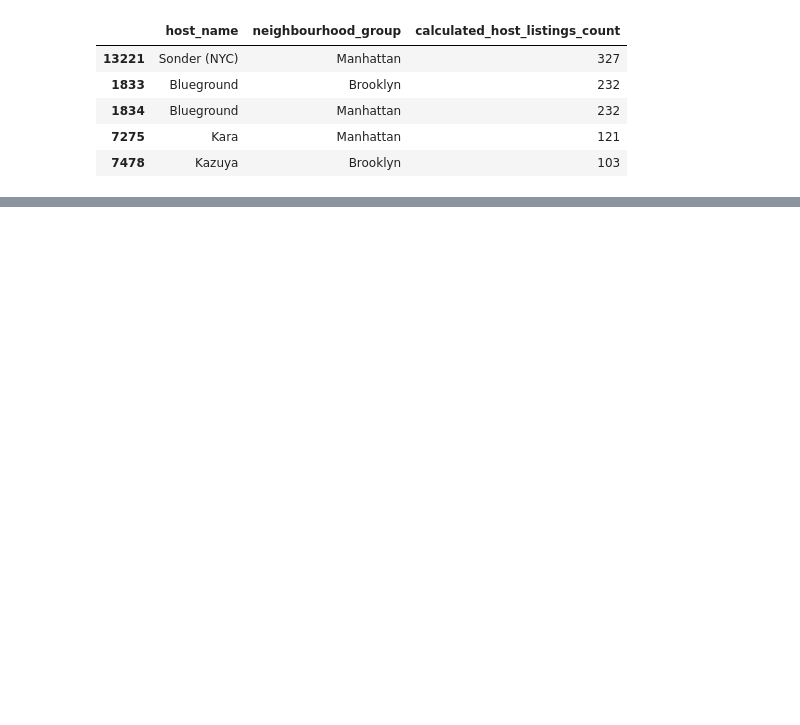
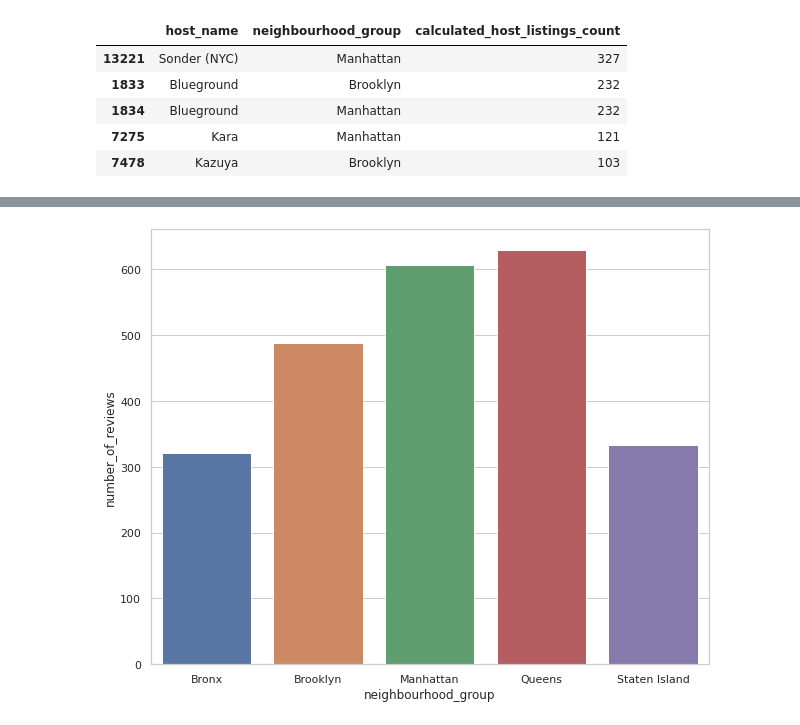
Before and after one commit to BiswajitPaul7/Airbnb-Bookings-Analysis-Capstone-Project, a Jupyter notebook: Airbnb_Bookings_Analysis_Capstone_Project_Solution.ipynb, the cells around one changed output, grey strips where cells are left out. Saved outputs shown, nothing was run; the diff lists cells and outputs as text; code cells hidden in the pictures; blank space fills up the shorter version.

```diff
--- a/Airbnb_Bookings_Analysis_Capstone_Project_Solution.ipynb
+++ b/Airbnb_Bookings_Analysis_Capstone_Project_Solution.ipynb
@@ -214,0 +220,3 @@ plt.show()
+# %%
+areas_reviews = modified_df.groupby(['neighbourhood_group'])['number_of_reviews'].max().reset_index()
+areas_reviews
@@ -214,0 +230,6 @@ plt.show()
+# %%
+plt.figure(figsize=(10,8))
+sns.set_theme(style="whitegrid")
+ax = sns.barplot(x='neighbourhood_group', y='number_of_reviews',data=areas_reviews)
+# %% [output]
+[figure, added]
```
Also changed, not shown: parts of 14 cells of this notebook.
